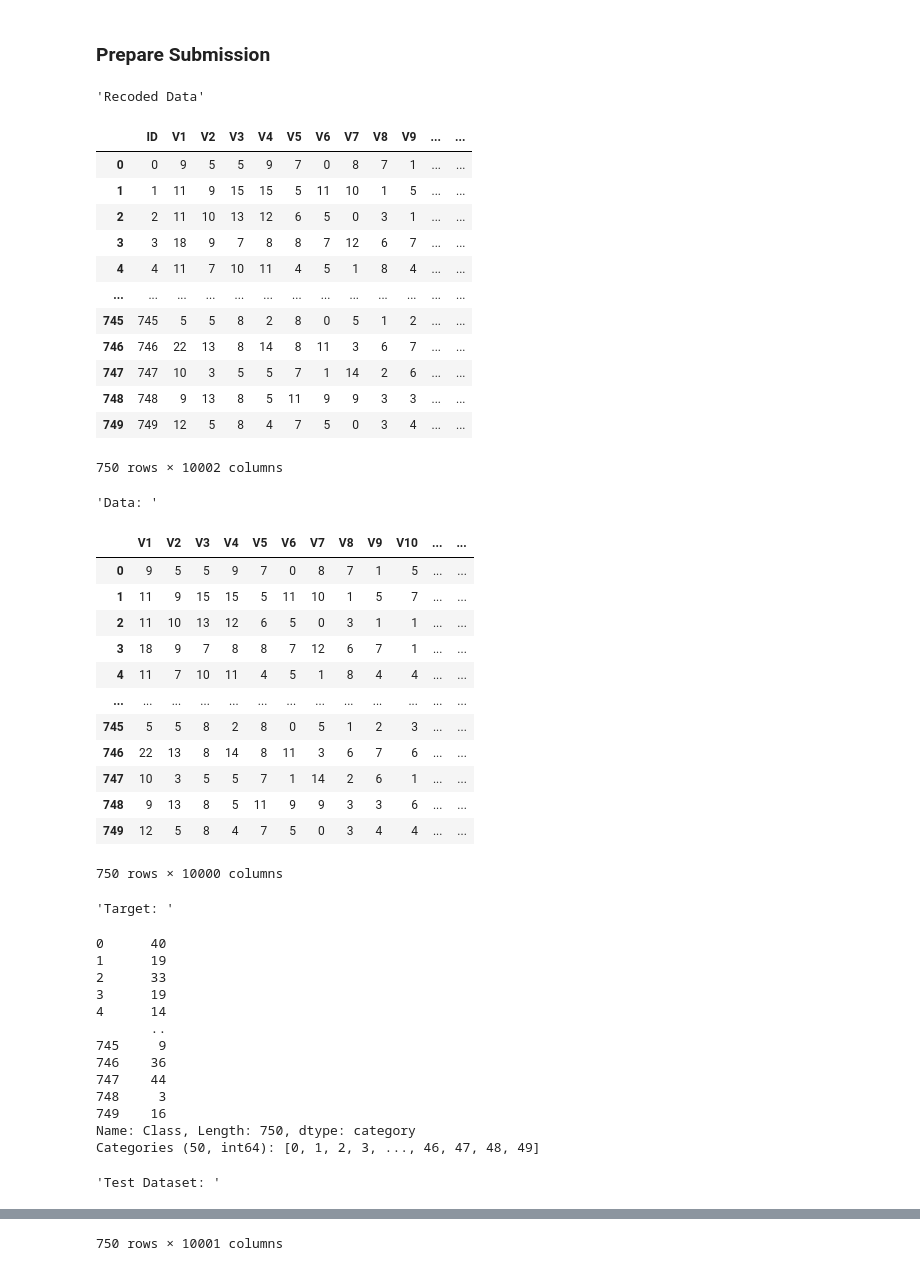
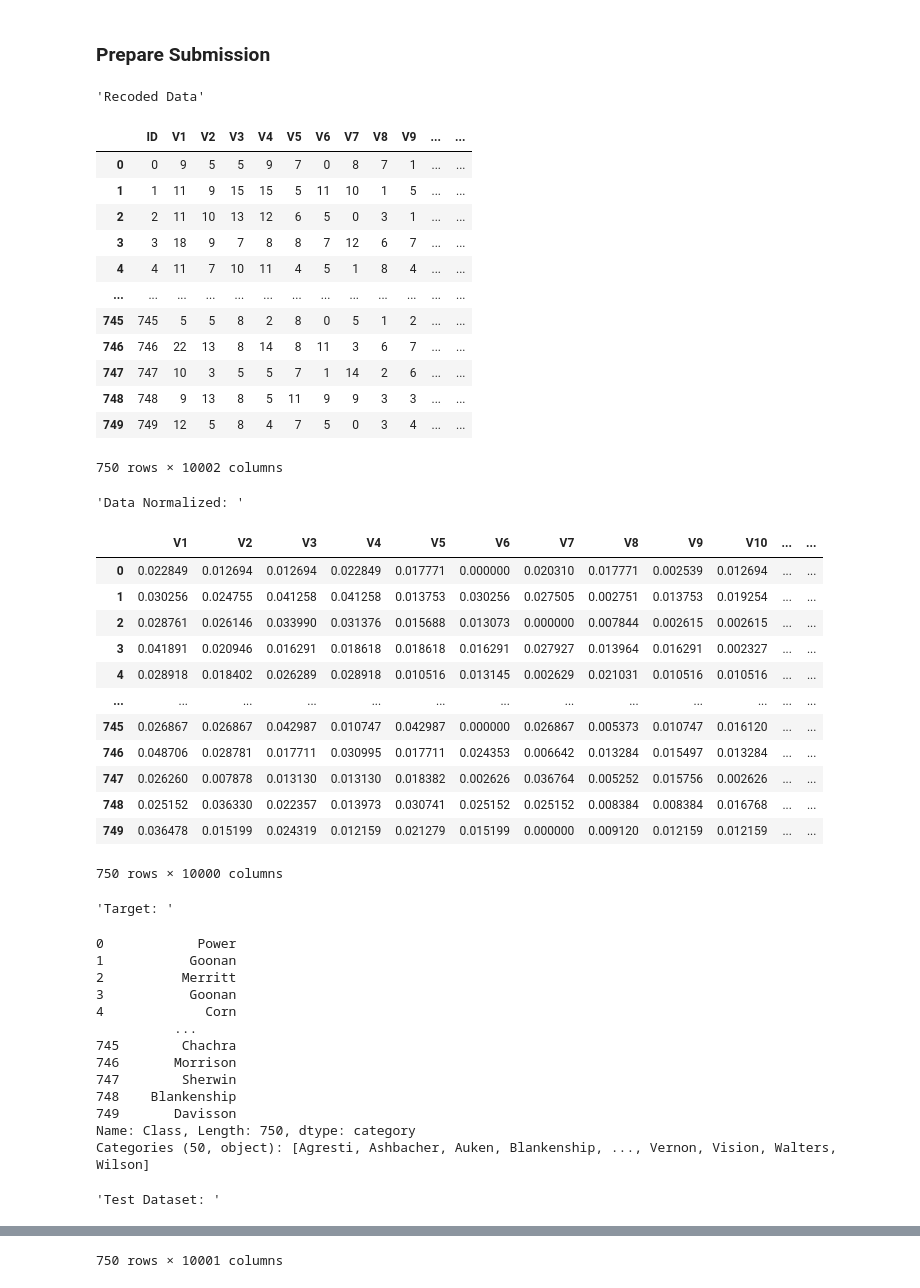
Before and after one commit to kocmana/tw_mle_exercise3, a Jupyter notebook: tw_mle_exercise3.ipynb, the cells around one changed output, grey strips where cells are left out. Saved outputs shown, nothing was run; the diff lists cells and outputs as text; code cells hidden in the pictures.

```diff
--- a/tw_mle_exercise3.ipynb
+++ b/tw_mle_exercise3.ipynb
@@ -833,76 +838,83 @@ amazon_data_test = pd.read_csv("data/amazon/amazon_review_ID.shuf.tes.csv")
 # Label Encoding
 le = preprocessing.LabelEncoder()
 le.fit(amazon_data_learn["Class"])
-amazon_data_learn["Class"] = le.transform(amazon_data_learn["Class"])
+#amazon_data_learn["Class"] = le.transform(amazon_data_learn["Class"])
 amazon_data_learn["Class"] = amazon_data_learn["Class"].astype("category")
 
 names_data = amazon_data_learn.loc[:, amazon_data_learn.columns.str.startswith("V")]
-amazon_data_learn[names_data.columns] = amazon_data_learn[names_data.columns].astype('int')
 
 display("Recoded Data", amazon_data_learn)
+y = amazon_data_learn["Class"]
+X = pd.DataFrame(amazon_data_learn.drop(["ID", "Class"], axis=1))
+X = X[names_data.columns]
 
-X = amazon_data_learn[names_data.columns]
-y = amazon_data_learn["Class"]
+#Normalize data
+def normalize_values(data):
+    columns = data.columns
+    data = preprocessing.Normalizer().fit_transform(data)
+    return pd.DataFrame(data, columns=columns)
 
-display("Data: ", X)
+X_norm = normalize_values(X)
+test_X = normalize_values(amazon_data_test[names_data.columns])
+
+display("Data Normalized: ", X_norm)
 display("Target: ", y)
 display("Test Dataset: ", amazon_data_test)
 display("Test Dataset, Predictors: ", amazon_data_test[names_data.columns])
+display("Test Dataset, Normalized: ", test_X)
 
 #Calculate Model
-classifier = svm.SVC(kernel = "rbf", gamma=0.001, C=200)
-classifier.fit(X, y)
+classifier = svm.SVC(C=101, kernel='poly')
+classifier.fit(X_norm, y)
 
 #Predict the Test Data
-amazon_data_test["Class"] = classifier.predict(amazon_data_test[names_data.columns])
+amazon_data_test["Class"] = classifier.predict(test_X)
 
-#Recode to required output
-amazon_data_test["Class"] = le.inverse_transform(amazon_data_test["Class"])
 display("Finally recoded: ", amazon_data_test[["ID", "Class"]])
 amazon_data_test[["ID", "Class"]].to_csv("solution_amazon.csv", index = False)
 # %% [output]
 'Recoded Data'
 |  | ID | V1 | V2 | V3 | V4 | V5 | V6 | V7 | V8 | V9 | ... | ... |
 | 0 | 0 | 9 | 5 | 5 | 9 | 7 | 0 | 8 | 7 | 1 | ... | ... |
 | 1 | 1 | 11 | 9 | 15 | 15 | 5 | 11 | 10 | 1 | 5 | ... | ... |
 | 2 | 2 | 11 | 10 | 13 | 12 | 6 | 5 | 0 | 3 | 1 | ... | ... |
 | 3 | 3 | 18 | 9 | 7 | 8 | 8 | 7 | 12 | 6 | 7 | ... | ... |
 | 4 | 4 | 11 | 7 | 10 | 11 | 4 | 5 | 1 | 8 | 4 | ... | ... |
 | ... | ... | ... | ... | ... | ... | ... | ... | ... | ... | ... | ... | ... |
 | 745 | 745 | 5 | 5 | 8 | 2 | 8 | 0 | 5 | 1 | 2 | ... | ... |
 | 746 | 746 | 22 | 13 | 8 | 14 | 8 | 11 | 3 | 6 | 7 | ... | ... |
 | 747 | 747 | 10 | 3 | 5 | 5 | 7 | 1 | 14 | 2 | 6 | ... | ... |
 | 748 | 748 | 9 | 13 | 8 | 5 | 11 | 9 | 9 | 3 | 3 | ... | ... |
 | 749 | 749 | 12 | 5 | 8 | 4 | 7 | 5 | 0 | 3 | 4 | ... | ... |
 750 rows × 10002 columns
-'Data: '
+'Data Normalized: '
 |  | V1 | V2 | V3 | V4 | V5 | V6 | V7 | V8 | V9 | V10 | ... | ... |
-| 0 | 9 | 5 | 5 | 9 | 7 | 0 | 8 | 7 | 1 | 5 | ... | ... |
-| 1 | 11 | 9 | 15 | 15 | 5 | 11 | 10 | 1 | 5 | 7 | ... | ... |
-| 2 | 11 | 10 | 13 | 12 | 6 | 5 | 0 | 3 | 1 | 1 | ... | ... |
-| 3 | 18 | 9 | 7 | 8 | 8 | 7 | 12 | 6 | 7 | 1 | ... | ... |
-| 4 | 11 | 7 | 10 | 11 | 4 | 5 | 1 | 8 | 4 | 4 | ... | ... |
+| 0 | 0.022849 | 0.012694 | 0.012694 | 0.022849 | 0.017771 | 0.000000 | 0.020310 | 0.017771 | 0.002539 | 0.012694 | ... | ... |
+| 1 | 0.030256 | 0.024755 | 0.041258 | 0.041258 | 0.013753 | 0.030256 | 0.027505 | 0.002751 | 0.013753 | 0.019254 | ... | ... |
+| 2 | 0.028761 | 0.026146 | 0.033990 | 0.031376 | 0.015688 | 0.013073 | 0.000000 | 0.007844 | 0.002615 | 0.002615 | ... | ... |
+| 3 | 0.041891 | 0.020946 | 0.016291 | 0.018618 | 0.018618 | 0.016291 | 0.027927 | 0.013964 | 0.016291 | 0.002327 | ... | ... |
+| 4 | 0.028918 | 0.018402 | 0.026289 | 0.028918 | 0.010516 | 0.013145 | 0.002629 | 0.021031 | 0.010516 | 0.010516 | ... | ... |
 | ... | ... | ... | ... | ... | ... | ... | ... | ... | ... | ... | ... | ... |
-| 745 | 5 | 5 | 8 | 2 | 8 | 0 | 5 | 1 | 2 | 3 | ... | ... |
-| 746 | 22 | 13 | 8 | 14 | 8 | 11 | 3 | 6 | 7 | 6 | ... | ... |
-| 747 | 10 | 3 | 5 | 5 | 7 | 1 | 14 | 2 | 6 | 1 | ... | ... |
-| 748 | 9 | 13 | 8 | 5 | 11 | 9 | 9 | 3 | 3 | 6 | ... | ... |
-| 749 | 12 | 5 | 8 | 4 | 7 | 5 | 0 | 3 | 4 | 4 | ... | ... |
+| 745 | 0.026867 | 0.026867 | 0.042987 | 0.010747 | 0.042987 | 0.000000 | 0.026867 | 0.005373 | 0.010747 | 0.016120 | ... | ... |
+| 746 | 0.048706 | 0.028781 | 0.017711 | 0.030995 | 0.017711 | 0.024353 | 0.006642 | 0.013284 | 0.015497 | 0.013284 | ... | ... |
+| 747 | 0.026260 | 0.007878 | 0.013130 | 0.013130 | 0.018382 | 0.002626 | 0.036764 | 0.005252 | 0.015756 | 0.002626 | ... | ... |
+| 748 | 0.025152 | 0.036330 | 0.022357 | 0.013973 | 0.030741 | 0.025152 | 0.025152 | 0.008384 | 0.008384 | 0.016768 | ... | ... |
+| 749 | 0.036478 | 0.015199 | 0.024319 | 0.012159 | 0.021279 | 0.015199 | 0.000000 | 0.009120 | 0.012159 | 0.012159 | ... | ... |
 750 rows × 10000 columns
 'Target: '
-0      40
-1      19
-2      33
-3      19
-4      14
-       ..
-745     9
-746    36
-747    44
-748     3
-749    16
+0            Power
+1           Goonan
+2          Merritt
+3           Goonan
+4             Corn
+          ...
+745        Chachra
+746       Morrison
+747        Sherwin
+748    Blankenship
+749       Davisson
 Name: Class, Length: 750, dtype: category
-Categories (50, int64): [0, 1, 2, 3, ..., 46, 47, 48, 49]
+Categories (50, object): [Agresti, Ashbacher, Auken, Blankenship, ..., Vernon, Vision, Walters, Wilson]
 'Test Dataset: '
 |  | ID | V1 | V2 | V3 | V4 | V5 | V6 | V7 | V8 | V9 | ... | ... |
 | 0 | 750 | 3 | 2 | 5 | 1 | 3 | 4 | 9 | 4 | 9 | ... | ... |
```
Also changed, not shown: parts of 9 cells of this notebook, 1 other file.
